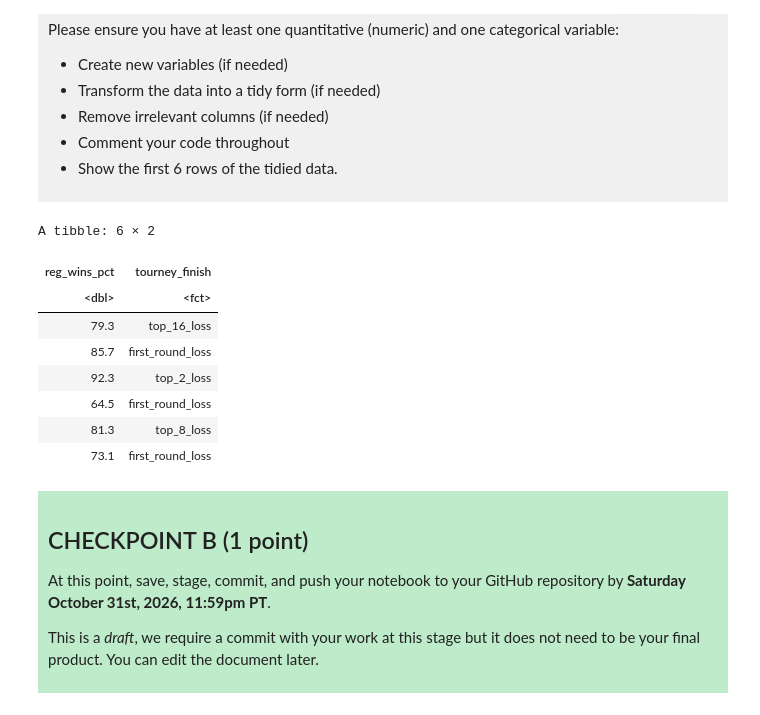
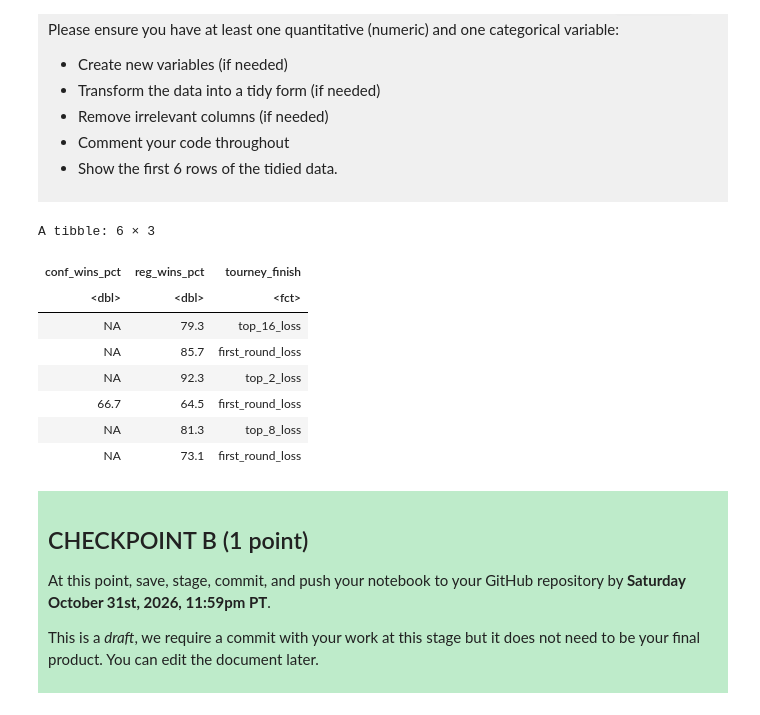
Before and after one commit to calebchow028/dsci-100-project-caleb-chow, a Jupyter notebook: dsci-100-project-notebook.ipynb, the cells around one changed output. Cells and saved outputs as stored; diff of their text form; code cells hidden in the pictures.

Commit message:
Add one more predictor (conf_wins_pct) to research question)

```diff
--- a/dsci-100-project-notebook.ipynb
+++ b/dsci-100-project-notebook.ipynb
@@ -222,19 +222,19 @@ Produce a tidy data set that could be used to answer your research question usin
 </div>
 # %%
 tidy_wmm_data <- wmm_data |>
-    select(reg_wins_pct, tourney_finish)|> #only keep columns of regional win percentage and tourney finishes
+    select(conf_wins_pct, reg_wins_pct, tourney_finish)|> #only keep columns of conference win percentage, regional win percentage, and tourney finishes
     mutate(tourney_finish = as_factor(tourney_finish)) #change tourney_finish column into a factor/categorical variable
 head(tidy_wmm_data)
 # %% [output]
-A tibble: 6 × 2
+A tibble: 6 × 3
-| reg_wins_pct | tourney_finish |
-| <dbl> | <fct> |
-| 79.3 | top_16_loss |
-| 85.7 | first_round_loss |
-| 92.3 | top_2_loss |
-| 64.5 | first_round_loss |
-| 81.3 | top_8_loss |
-| 73.1 | first_round_loss |
+| conf_wins_pct | reg_wins_pct | tourney_finish |
+| <dbl> | <dbl> | <fct> |
+| NA | 79.3 | top_16_loss |
+| NA | 85.7 | first_round_loss |
+| NA | 92.3 | top_2_loss |
+| 66.7 | 64.5 | first_round_loss |
+| NA | 81.3 | top_8_loss |
+| NA | 73.1 | first_round_loss |
 # %% [markdown]
 <div style="background-color: #beebca; padding: 10px;">
 
```
Also changed, not shown: parts of 6 cells of this notebook.
